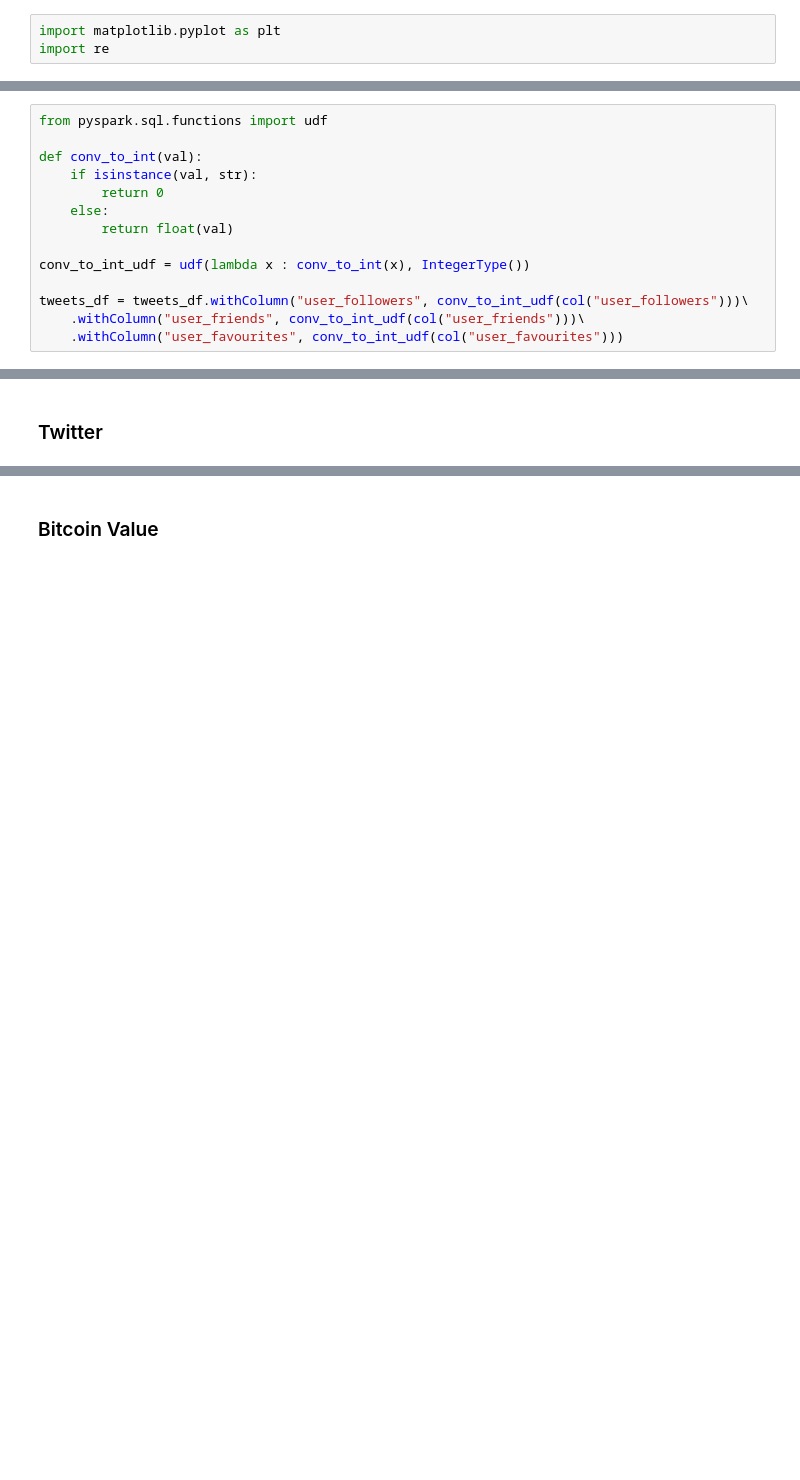
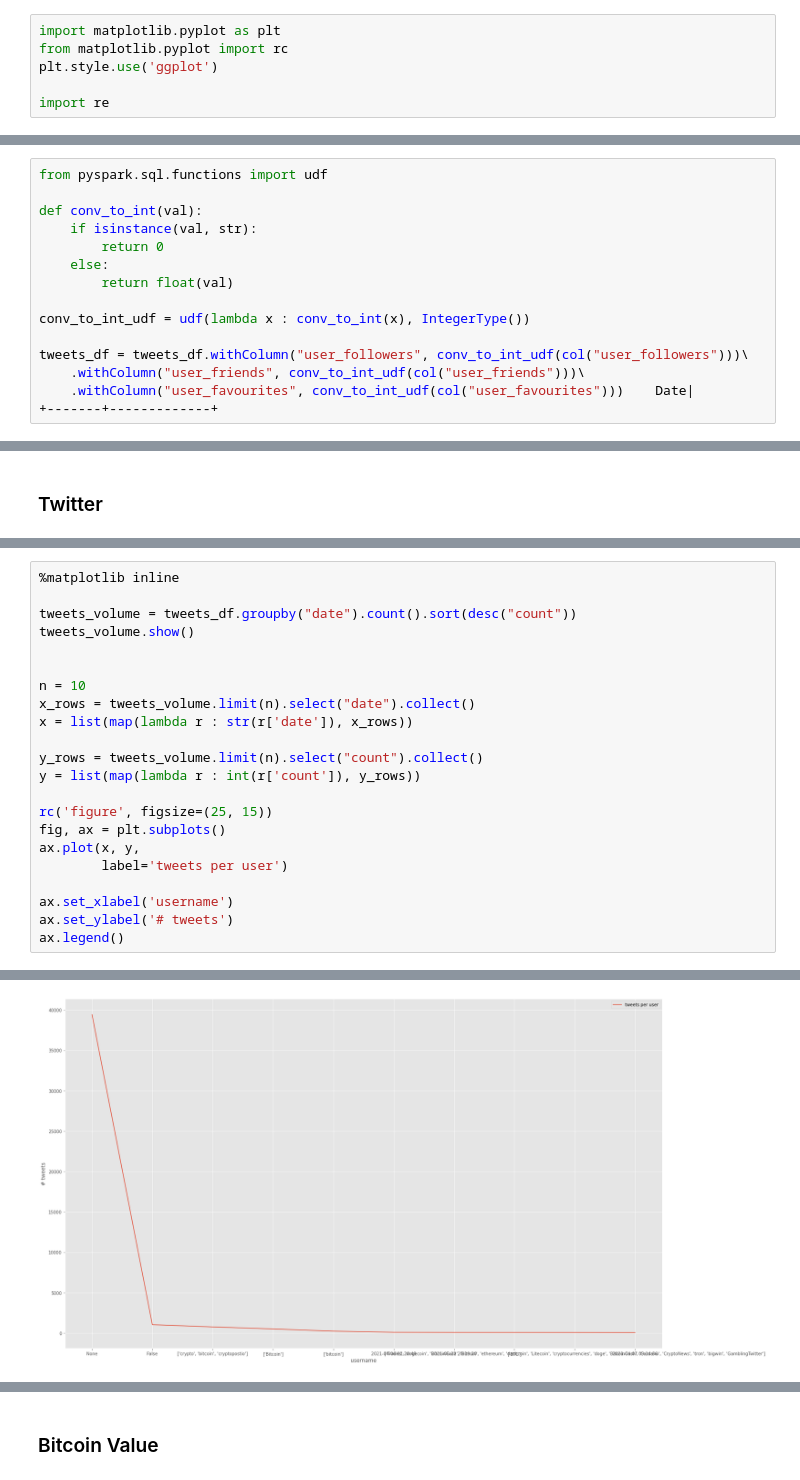
Before and after one commit to snenenenenenene/btc-twitter-data-mining, a Jupyter notebook: main.ipynb, the cells around one changed output, grey strips where cells are left out. Saved outputs shown, nothing was run; the diff lists cells and outputs as text; blank space fills up the shorter version.

Commit message:
added data exploration + plots

```diff
--- a/main.ipynb
+++ b/main.ipynb
@@ -42,6 +42,9 @@ spark = SparkSession(sc)
  - is_retweet	Indicates whether this Tweet has been Retweeted by the authenticating user.
 # %%
 import matplotlib.pyplot as plt
+from matplotlib.pyplot import rc
+plt.style.use('ggplot')
+
 import re
 # %%
 tweets_schema = StructType([
@@ -410,7 +441,8 @@ conv_to_int_udf = udf(lambda x : conv_to_int(x), IntegerType())
 
 tweets_df = tweets_df.withColumn("user_followers", conv_to_int_udf(col("user_followers")))\
     .withColumn("user_friends", conv_to_int_udf(col("user_friends")))\
-    .withColumn("user_favourites", conv_to_int_udf(col("user_favourites")))
+    .withColumn("user_favourites", conv_to_int_udf(col("user_favourites")))    Date|
++-------+-------------+
 # %% [markdown]
 ### Text cleaning
 # %%
@@ -465,0 +482,23 @@ AttributeError: 'GroupedData' object has no attribute 'size'
+# %%
+%matplotlib inline
+
+tweets_volume = tweets_df.groupby("date").count().sort(desc("count"))
+tweets_volume.show()
+
+
+n = 10
+x_rows = tweets_volume.limit(n).select("date").collect()
+x = list(map(lambda r : str(r['date']), x_rows))
+
+y_rows = tweets_volume.limit(n).select("count").collect()
+y = list(map(lambda r : int(r['count']), y_rows))
+
+rc('figure', figsize=(25, 15))
+fig, ax = plt.subplots()
+ax.plot(x, y,
+        label='tweets per user')
+
+ax.set_xlabel('username')
+ax.set_ylabel('# tweets')
+ax.legend()
+# %% [output]
@@ -465,0 +523 @@ AttributeError: 'GroupedData' object has no attribute 'size'
+[figure, added]
```
Also changed, not shown: parts of 11 cells of this notebook.
